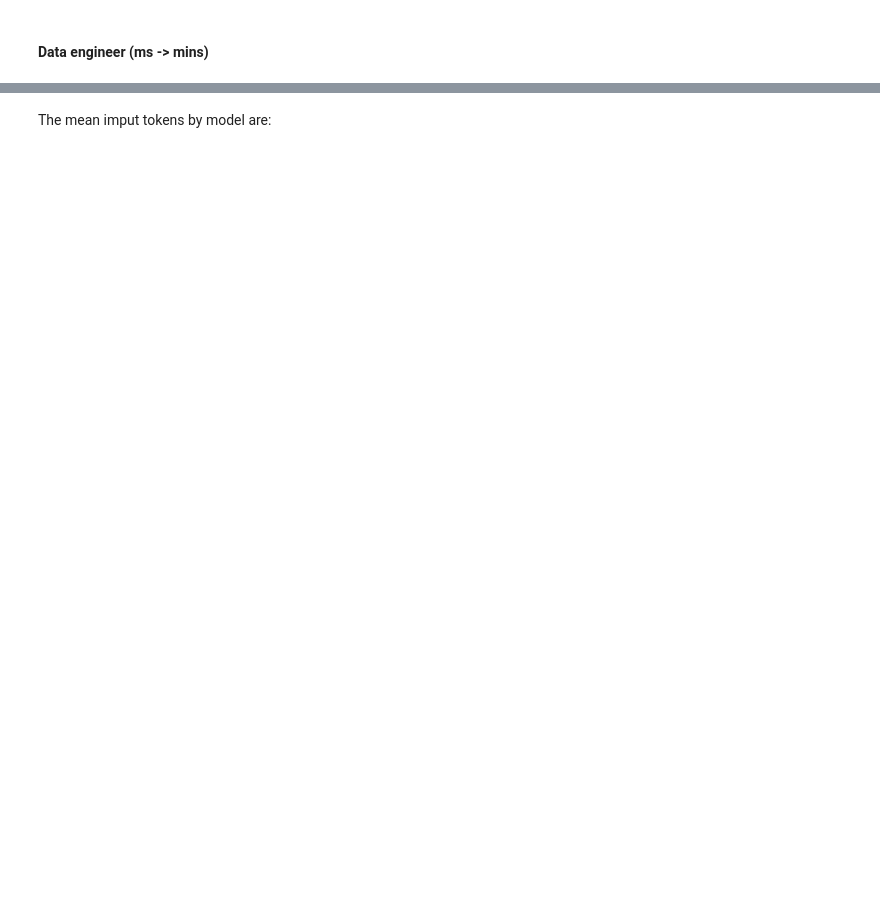
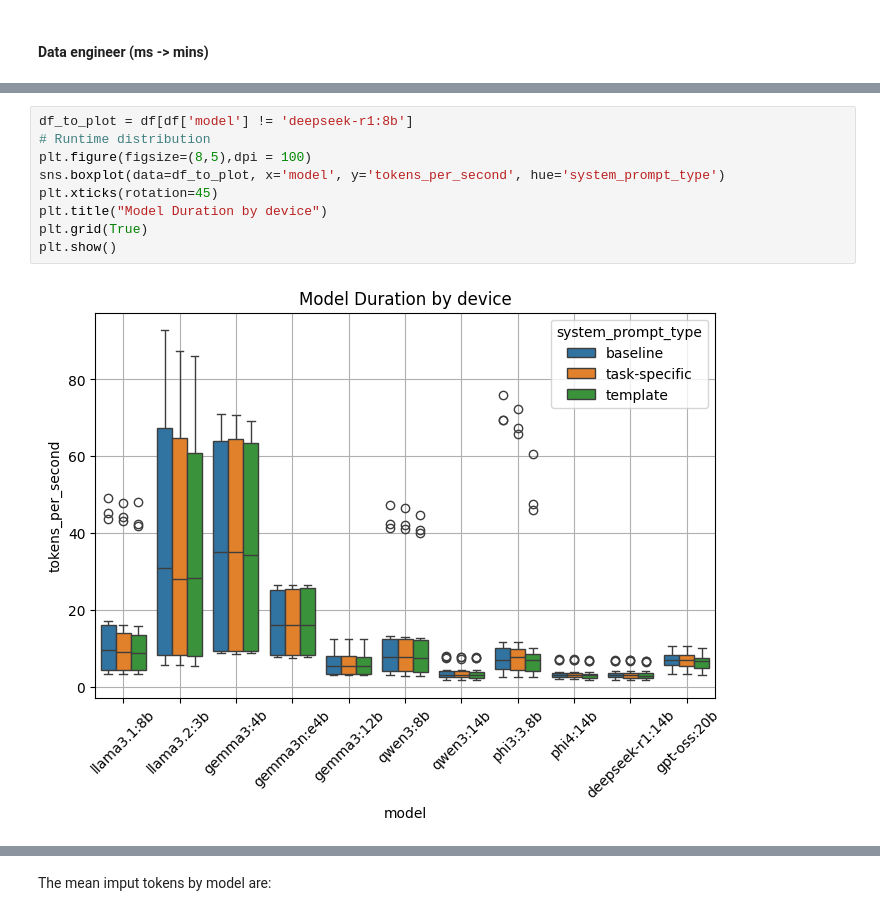
Before and after one commit to AymurAI/backend, a Jupyter notebook: summarization_app/01-statistical-analysis.ipynb, the cells around one changed output, grey strips where cells are left out. Drawn from its saved outputs; the diff is of its cells as text; blank space fills up the shorter version.

```diff
--- a/summarization_app/01-statistical-analysis.ipynb
+++ b/summarization_app/01-statistical-analysis.ipynb
@@ -81,0 +292,11 @@ time_cols
+# %%
+df_to_plot = df[df['model'] != 'deepseek-r1:8b']
+# Runtime distribution
+plt.figure(figsize=(8,5),dpi = 100)
+sns.boxplot(data=df_to_plot, x='model', y='tokens_per_second', hue='system_prompt_type')
+plt.xticks(rotation=45)
+plt.title("Model Duration by device")
+plt.grid(True)
+plt.show()
+# %% [output]
+[figure, added]
```
Also changed, not shown: parts of 73 cells of this notebook.
